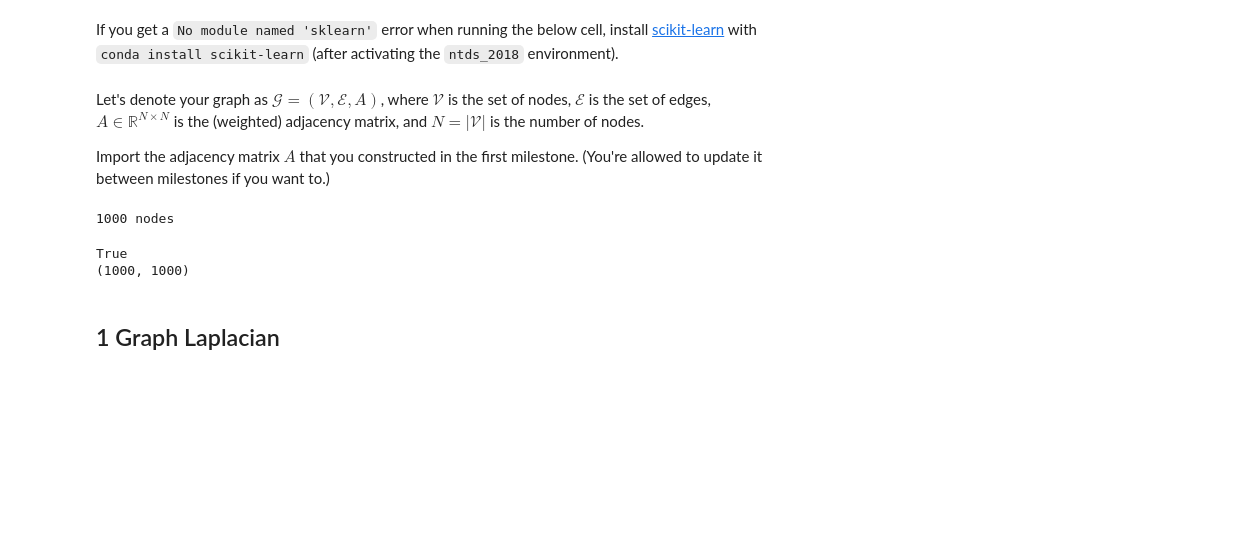
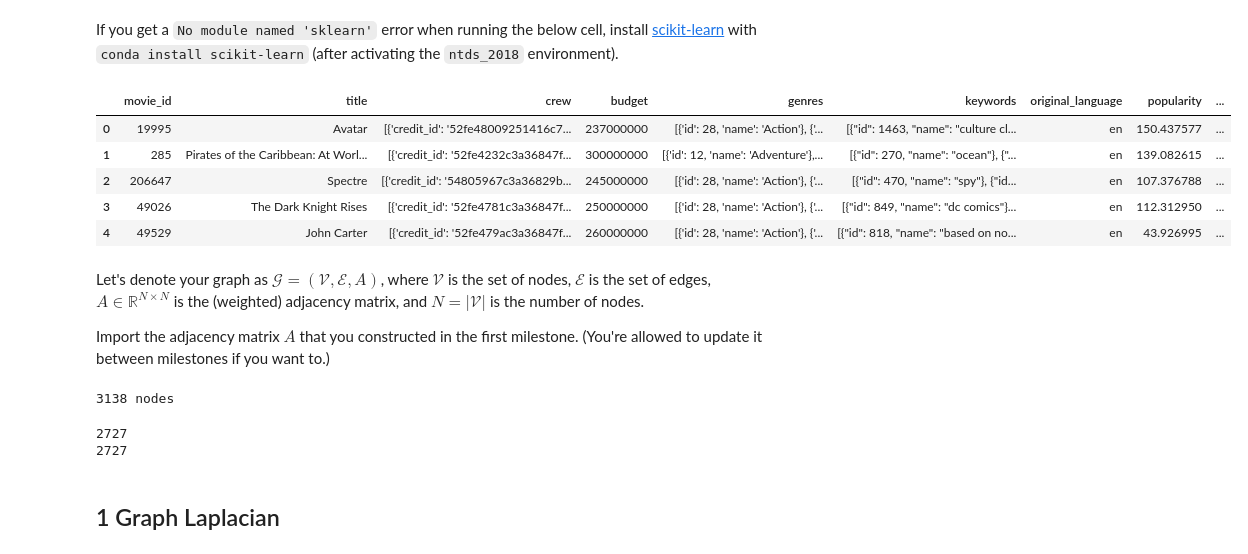
Before and after one commit to vndk36/Project_ntds2018, a Jupyter notebook: Milestone_3/3_spectral_graph_theory_AlCi.ipynb, the cells around one changed output. Saved outputs shown, nothing was run; the diff lists cells and outputs as text; code cells hidden in the pictures; blank space fills up the shorter version.

```diff
--- a/Milestone_3/3_spectral_graph_theory_AlCi.ipynb
+++ b/Milestone_3/3_spectral_graph_theory_AlCi.ipynb
@@ -44,6 +46,34 @@ import networkx as nx
 import pygsp as mdeff
 # %%
 myG=mdeff.graphs.SwissRoll().W.toarray()
+# %%
+features = pd.read_csv('../Milestone_1/saved_features_ext.csv')
+
+# Importing our dataset that will be updated as adjacency is updated so that we can use it to answer Question 13 (is our clustering representing
+# some feature of the movies?)
+json_columns = ['genres','crew']
+for column in json_columns:
+     features[column] = features[column].apply(json.loads)
+
+
+features['genres_name']=""
+
+for i in range(len(features.title)):
+    strs=[]
+    for ii in range(len(features.genres[i])):
+        strs.append(features.genres[i][ii].get('name'))
+    features.at[i,'genres_name']=strs
+
+#list(features) used to determine which columns to drop
+features = features.drop(columns=['Unnamed: 0', 'homepage', 'id', 'original_title', 'overview', 'status', 'tagline', 'titleother', 'genres_id'])
+features.head()
+# %% [output]
+|  | movie_id | title | crew | budget | genres | keywords | original_language | popularity | ... |
+| 0 | 19995 | Avatar | [{'credit_id': '52fe48009251416c7... | 237000000 | [{'id': 28, 'name': 'Action'}, {'... | [{"id": 1463, "name": "culture cl... | en | 150.437577 | ... |
+| 1 | 285 | Pirates of the Caribbean: At Worl... | [{'credit_id': '52fe4232c3a36847f... | 300000000 | [{'id': 12, 'name': 'Adventure'},... | [{"id": 270, "name": "ocean"}, {"... | en | 139.082615 | ... |
+| 2 | 206647 | Spectre | [{'credit_id': '54805967c3a36829b... | 245000000 | [{'id': 28, 'name': 'Action'}, {'... | [{"id": 470, "name": "spy"}, {"id... | en | 107.376788 | ... |
+| 3 | 49026 | The Dark Knight Rises | [{'credit_id': '52fe4781c3a36847f... | 250000000 | [{'id': 28, 'name': 'Action'}, {'... | [{"id": 849, "name": "dc comics"}... | en | 112.312950 | ... |
+| 4 | 49529 | John Carter | [{'credit_id': '52fe479ac3a36847f... | 260000000 | [{'id': 28, 'name': 'Action'}, {'... | [{"id": 818, "name": "based on no... | en | 43.926995 | ... |
 # %% [markdown]
 Let's denote your graph as $\mathcal{G} = (\mathcal{V}, \mathcal{E}, A)$, where $\mathcal{V}$ is the set of nodes, $\mathcal{E}$ is the set of edges, $A \in \mathbb{R}^{N \times N}$ is the (weighted) adjacency matrix, and $N = |\mathcal{V}|$ is the number of nodes.
 
@@ -55,12 +85,16 @@ adjacency = np.load("../saved_adjacency.npy")
 #for testing
 #adjacency = myG
 
-adjacency=np.asarray(nx.to_numpy_matrix(nx.relaxed_caveman_graph(10,100,0.5)))
+#adjacency=np.asarray(nx.to_numpy_matrix(nx.relaxed_caveman_graph(10,100,0.5)))
+
+
+
+##### How to change our graph to have clusters???
+
 
 n_nodes =   len(adjacency)
 
-
-thresh = 3
+thresh = 2
 
 #adjacency=adjacency*34
 
@@ -71,25 +105,31 @@ adjacency=np.divide(adjacency,adjacency.max())
 n_nodes =   len(adjacency)
 print(n_nodes,'nodes')
 
-adjacency=np.where(adjacency!=0,1.,0.)
+#adjacency=np.where(adjacency!=0,1.,0.)
 
 #print(adjacency[:15,:15])
 # %% [output]
-1000 nodes
+3138 nodes
-# %%
-Graph = nx.from_numpy_array(adjacency)
-
-giant=max(nx.connected_component_subgraphs(Graph), key=len)
-print(nx.is_connected(giant))
-
-adjacency=np.asarray(nx.to_numpy_matrix(giant))
-
-print(np.shape(adjacency))
-
-#print(nx.connected_components(Graph))
-# %% [output]
-True
-(1000, 1000)
+# %%
+# Removing nodes with degree 0 from both the matrix and dataframe since we redefined the adjacency matrix
+# Long to compute since we go from 3138 nodes to 1353
+
+i=0
+while i < len(adjacency):
+    if not any(adjacency[i]):
+        adjacency = np.delete(adjacency, i, 0)
+        adjacency = np.delete(adjacency, i, 1)
+        features=features.drop([i])
+        features=features.reset_index(drop=True)
+    else:
+        i+=1
+
+n_nodes = len(adjacency)
+print(n_nodes)
+print(features.movie_id.size)
+# %% [output]
+2727
+2727
 # %% [markdown]
 ## 1 Graph Laplacian
 # %% [markdown]
```
Also changed, not shown: parts of 18 cells of this notebook, 1 other file.
